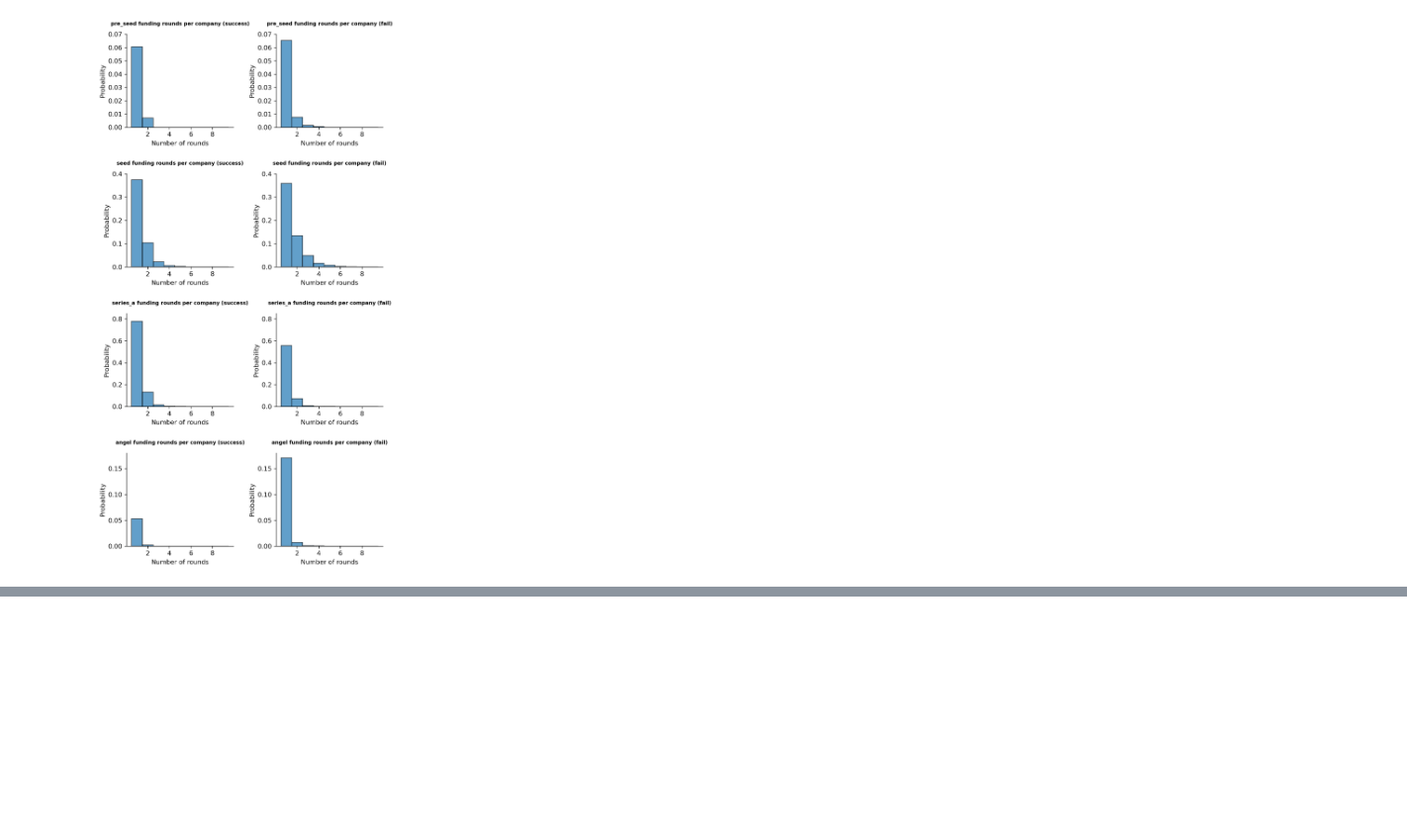
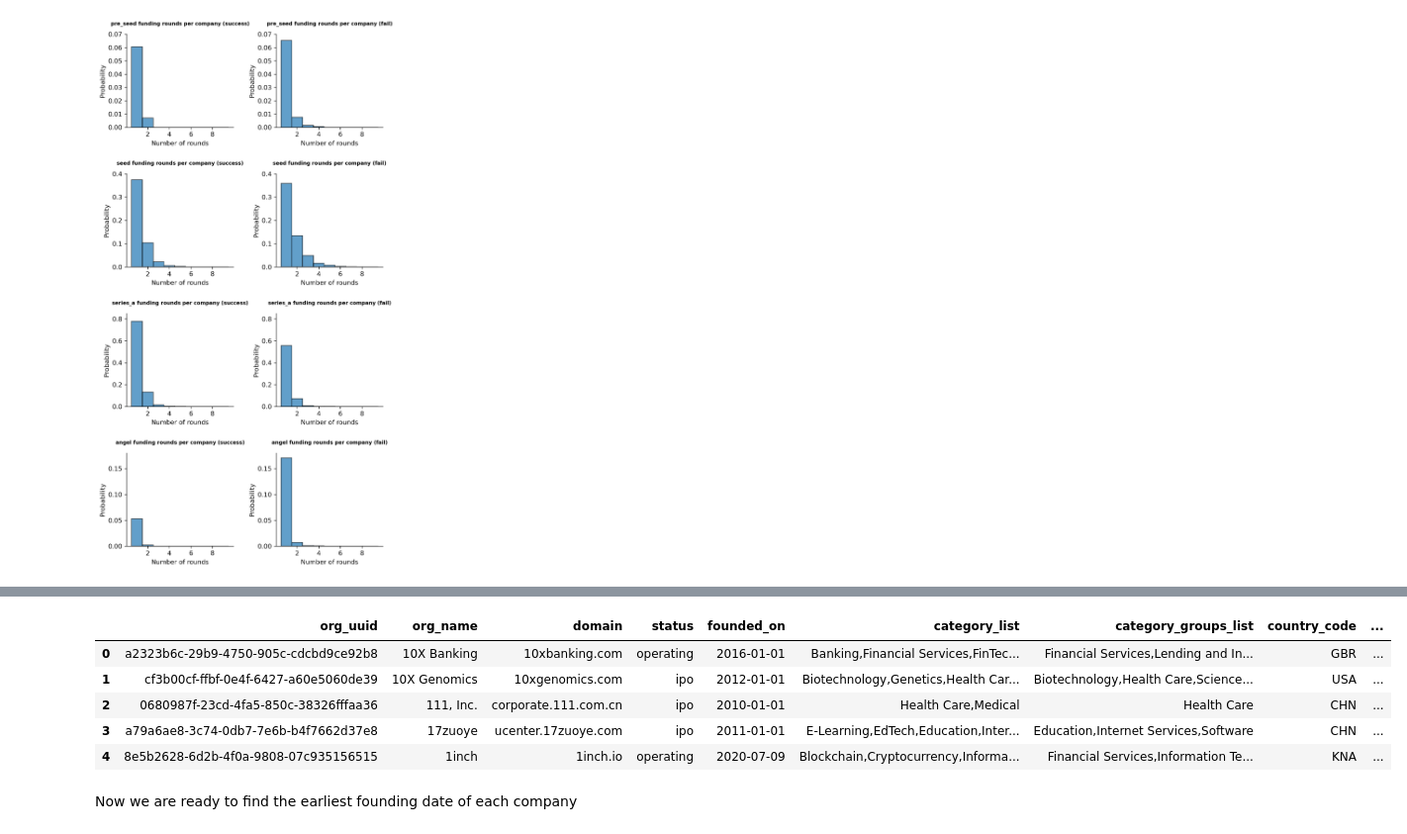
Before and after one commit to velapartners/moneyball-temporal-v1, a Jupyter notebook: feature_exploration.ipynb, the cells around one changed output, grey strips where cells are left out. Shown: that part at 99% size. Cells and saved outputs as stored; diff of their text form; code cells hidden in the pictures; blank space fills up the shorter version.

```diff
--- a/feature_exploration.ipynb
+++ b/feature_exploration.ipynb
@@ -219,0 +261,19 @@ This is very interesting, the number of founding rounds at each stage might beco
+# %%
+# here the dates are in a format that we can use more easily
+# we convert the strings to datetime objects
+df_company_success['founded_on'] = pd.to_datetime(df_company_success['founded_on'],
+                                                        format= "%m/%d/%y"
+                                                    )
+df_company_fail['founded_on'] = pd.to_datetime(df_company_fail['founded_on'],
+                                                        format= "%m/%d/%y"
+                                                    )
+df_company_success.head()
+# %% [output]
+|  | org_uuid | org_name | domain | status | founded_on | category_list | category_groups_list | country_code | ... |
+| 0 | a2323b6c-29b9-4750-905c-cdcbd9ce92b8 | 10X Banking | 10xbanking.com | operating | 2016-01-01 | Banking,Financial Services,FinTec... | Financial Services,Lending and In... | GBR | ... |
+| 1 | cf3b00cf-ffbf-0e4f-6427-a60e5060de39 | 10X Genomics | 10xgenomics.com | ipo | 2012-01-01 | Biotechnology,Genetics,Health Car... | Biotechnology,Health Care,Science... | USA | ... |
+| 2 | 0680987f-23cd-4fa5-850c-38326fffaa36 | 111, Inc. | corporate.111.com.cn | ipo | 2010-01-01 | Health Care,Medical | Health Care | CHN | ... |
+| 3 | a79a6ae8-3c74-0db7-7e6b-b4f7662d37e8 | 17zuoye | ucenter.17zuoye.com | ipo | 2011-01-01 | E-Learning,EdTech,Education,Inter... | Education,Internet Services,Software | CHN | ... |
+| 4 | 8e5b2628-6d2b-4f0a-9808-07c935156515 | 1inch | 1inch.io | operating | 2020-07-09 | Blockchain,Cryptocurrency,Informa... | Financial Services,Information Te... | KNA | ... |
+# %% [markdown]
+Now we are ready to find the earliest founding date of each company
```
Also changed, not shown: parts of 6 cells of this notebook.
